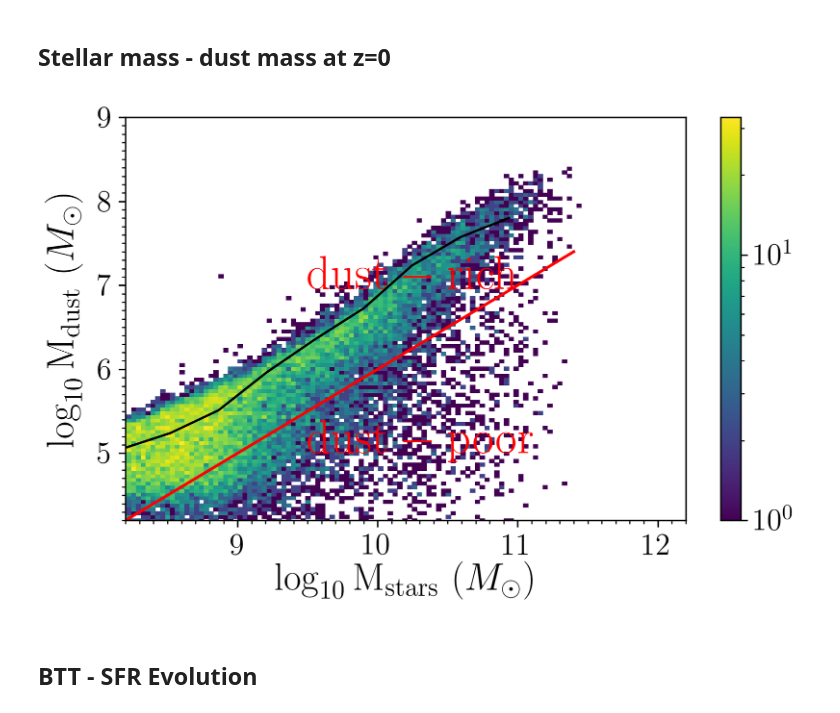
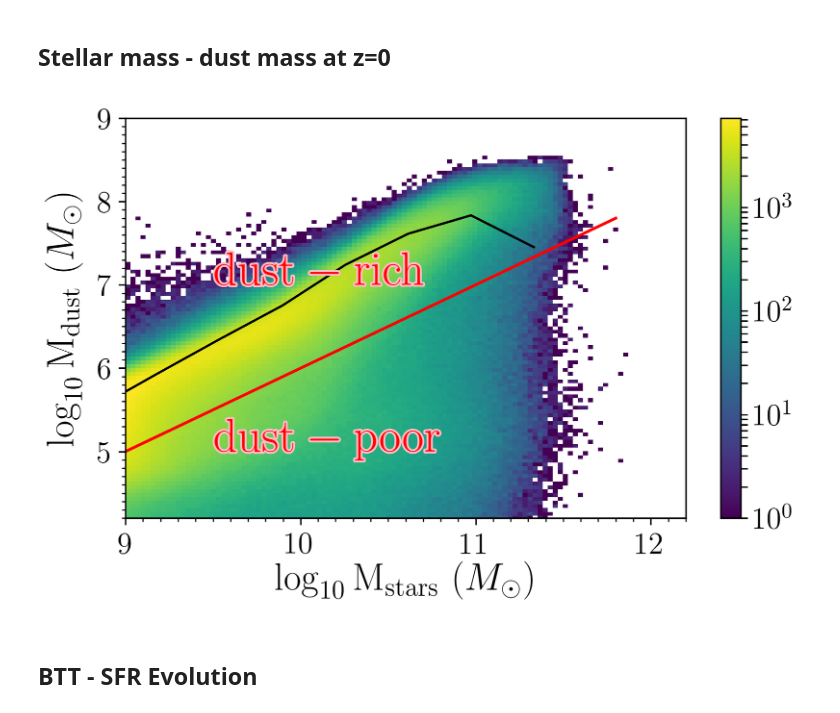
Before and after one commit to darrencroton/sage, a Jupyter notebook: analysis/dust-result.ipynb, the cells around one changed output. Drawn from its saved outputs; the diff is of its cells as text; code cells hidden in the pictures.

```diff
--- a/analysis/dust-result.ipynb
+++ b/analysis/dust-result.ipynb
@@ -24,8 +24,8 @@ BoxSize = ((62.5**3) * (8/8))**(1/3)
 dilute = 5000
 sSFRcut = -11.0
 # %%
-#directory = '../../output/test-bulge3/'
-directory = '../src/auxdata/trees/play2/'
+directory = '../../output/test-bulge3/'
+#directory = '../src/auxdata/trees/play2/'
 #directory1 = '../../output/no-destruct/'
 filename = 'model'
 #redshift = [127.000, 79.998, 50.000, 30.000, 19.916, 18.244, 16.725, 15.343, 14.086, 12.941, 11.897, 10.944, 10.073, 9.278, 8.550, 7.883, 7.272, 6.712, 6.197, 5.724, 5.289, 4.888, 4.520, 4.179, 3.866, 3.576, 3.308, 3.060, 2.831, 2.619, 2.422, 2.239, 2.070, 1.913, 1.766, 1.630, 1.504, 1.386, 1.276, 1.173, 1.078, 0.989, 0.905, 0.828, 0.755, 0.687, 0.624, 0.564, 0.509, 0.457, 0.408, 0.362, 0.320, 0.280, 0.242, 0.208, 0.175, 0.144, 0.116, 0.089, 0.064, 0.041, 0.020, 0.000]
@@ -38,7 +38,7 @@ redshift = [0.000, 1.386, 2.070, 3.060, 4.179, 5.289, 6.197, 7.272] #millennium
 #redshift = [0.000]
 #redshift = [0.000, 1.321, 2.028, 3.037, 4.038, 5.150, 6.022, 7.026] #MDPL
 firstfile = 0
-lastfile = 7
+lastfile = 511
 MaxTreeFiles = lastfile - firstfile + 1
 #print(lbtime)
 # %%
@@ -4377,10 +4383,12 @@ xerr index= 6 value= inf
 # %% [markdown]
 ## Stellar mass - dust mass at z=0
 # %%
+import matplotlib.patheffects as PathEffects
+
 plt.figure()
 ax1 = plt.subplot(111)
 
-w = np.where((G_history[0].StellarMass * 1.e10 / Hubble_h > 1.e8) & (G_history[0].ColdDust * 1.e10 / Hubble_h > 1.e4))[0]
+w = np.where((G_history[0].StellarMass * 1.e10 / Hubble_h > 1.e9) & (G_history[0].ColdDust * 1.e10 / Hubble_h > 1.e4))[0]
 dust = np.log10(G_history[0].ColdDust[w] * 1.e10 / Hubble_h)
 alldust = np.log10((G_history[0].ColdDust[w] +
                     G_history[0].HotDust[w] + G_history[0].EjectedDust[w])* 1.e10 / Hubble_h)
@@ -4389,38 +4397,42 @@ mass = np.log10(G_history[0].StellarMass[w] * 1.e10 / Hubble_h)
 
 binwidth = 0.3
 total_bins = int((max(mass) - min(mass)) / binwidth)
 bins = np.linspace(mass.min(), mass.max(), total_bins)
 delta = bins[1]-bins[0]
 idx = np.digitize(mass, bins)
 
 #PLOT COLD DUST MEDIAN
 #=====================
 median = [np.percentile(dust[idx==k+1], 50) for k in range(total_bins) if len(dust[idx==k+1]) > 3]
 x = [(bins[k]-delta/2) for k in range(total_bins) if len(dust[idx==k+1]) > 3]
 h = ax1.hist2d(mass, dust, bins=100, norm=LogNorm())
 plt.colorbar(h[3])
 plt.plot(x, median, 'k-', linewidth=1.2)
 
-plt.axis([8.2, 12.2, 4.2, 9])
+plt.axis([9, 12.2, 4.2, 9])
 ax1.xaxis.set_minor_locator(plt.MultipleLocator(0.1))
 ax1.yaxis.set_minor_locator(plt.MultipleLocator(0.1))
 plt.yticks([5, 6, 7, 8, 9])
 
 plt.xlabel(r'$\log_{10} \mathrm{M_{stars}}\ (M_{\odot})$', fontsize=20)
 plt.ylabel(r'$\log_{10} \mathrm{M_{dust}}\ (M_{\odot})$', fontsize=20)
 
 #plt.axvspan(np.log10(5.8e10), 11,color='pink', alpha=0.8)
 #plt.axhline(y=7, color='magenta')
 x = np.arange(min(mass), max(mass), 0.2)
 y = x-4
 plt.plot(x, y, 'r-')
 
 plt.tight_layout()
-plt.text(9.5, 5, r'$\mathrm{dust-poor}$', color='red', fontsize=25)
-plt.text(9.5, 7, r'$\mathrm{dust-rich}$', color='red', fontsize=25)
-plt.savefig('plots/dust-stellarmass-play2.png')
+txt = plt.text(9.5, 5, r'$\mathrm{dust-poor}$', color='red', fontsize=25)
+txt.set_path_effects([PathEffects.withStroke(linewidth=2, foreground='pink')])
+
+txt = plt.text(9.5, 7, r'$\mathrm{dust-rich}$', color='red', fontsize=25)
+txt.set_path_effects([PathEffects.withStroke(linewidth=2, foreground='pink')])
+
+plt.savefig('plots/dust-stellarmass-test-bulge3-v2.png')
 # %% [output]
-[figure, old version]
+[figure, new version]
 # %% [markdown]
 ## BTT - SFR Evolution
 # %%
```
Also changed, not shown: parts of 15 cells of this notebook.
